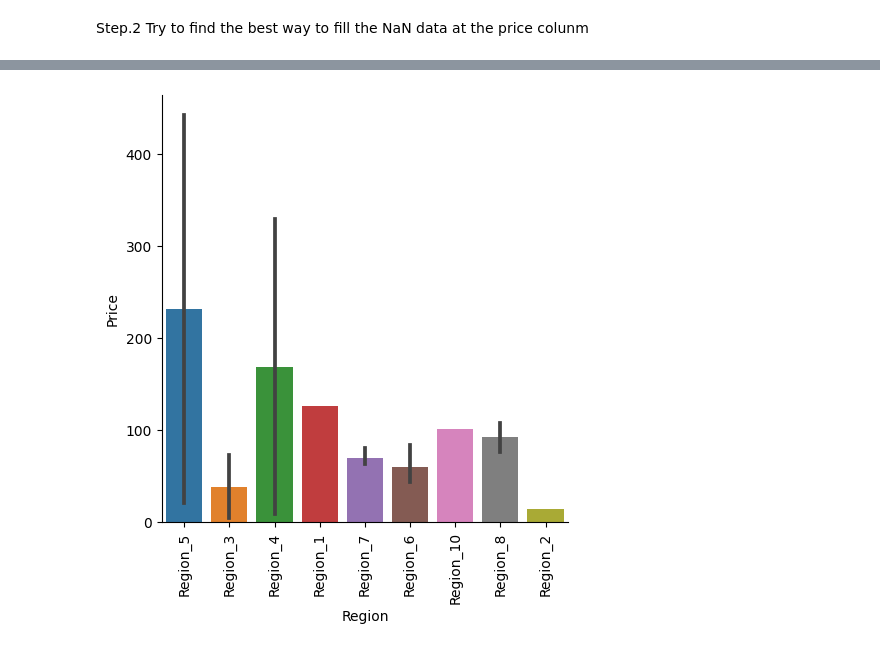
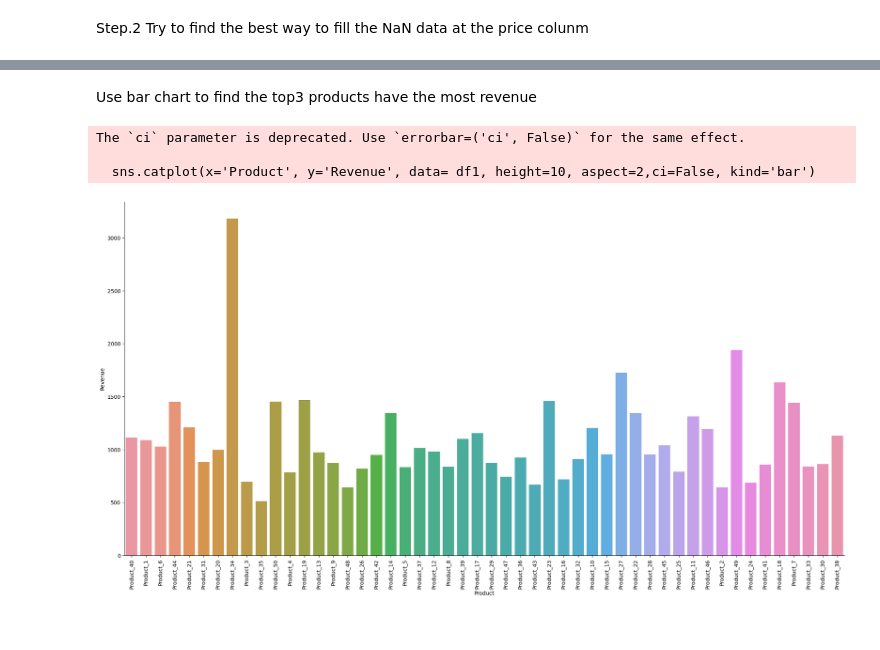
Before and after one commit to chenchenn9/schulich_data_science, a Jupyter notebook: Assignment_1/data_cleaning.ipynb, the cells around one changed output, grey strips where cells are left out. Cells and saved outputs as stored; diff of their text form; code cells hidden in the pictures.

```diff
--- a/Assignment_1/data_cleaning.ipynb
+++ b/Assignment_1/data_cleaning.ipynb
@@ -75,0 +85,5 @@ plt.show()
+# %%
+#Use products' mean price to fill the missing value in price colunm
+for index, rows in price_mean.iterrows():
+    df1.loc[df1['Product']==index,'Price'] = df1.loc[df1['Product']==index,'Price'].fillna(price_mean.loc[index,'Price'])
+df1.info()
@@ -75,0 +103,3 @@ plt.show()
+# %%
+avg_units = df1.groupby('Product')['Units Sold'].mean().to_frame()
+avg_units
@@ -75,0 +125,5 @@ plt.show()
+# %%
+for index,rows in avg_units.iterrows():
+     df1.loc[df1['Product']==index,'Units Sold']=df1.loc[df1['Product']==index,'Units Sold'].fillna(avg_units.loc[index,'Units Sold'])
+
+df1.info()
@@ -75,0 +143,3 @@ plt.show()
+# %%
+df1['Revenue'] = df1['Price']*df1['Units Sold']
+df1
@@ -76,8 +201,11 @@ plt.show()
+# %% [markdown]
+Use bar chart to find the top3 products have the most revenue
 # %%
-# The price difference of Product_1 in various region
-pdf1=df[df['Product']=='Product_1']
-sns.catplot(x='Region',y='Price',data=pdf1,kind='bar')
-plt.xticks(rotation =90)
+sns.catplot(x='Product', y='Revenue', data= df1, height=10, aspect=2,ci=False, kind='bar')
+plt.xticks(rotation = 90)
 plt.show()
 # %% [output]
+The `ci` parameter is deprecated. Use `errorbar=('ci', False)` for the same effect.
+
+  sns.catplot(x='Product', y='Revenue', data= df1, height=10, aspect=2,ci=False, kind='bar')
-[figure, old version]
+[figure, new version]
```
Also changed, not shown: parts of 25 cells of this notebook, 2 other files.
